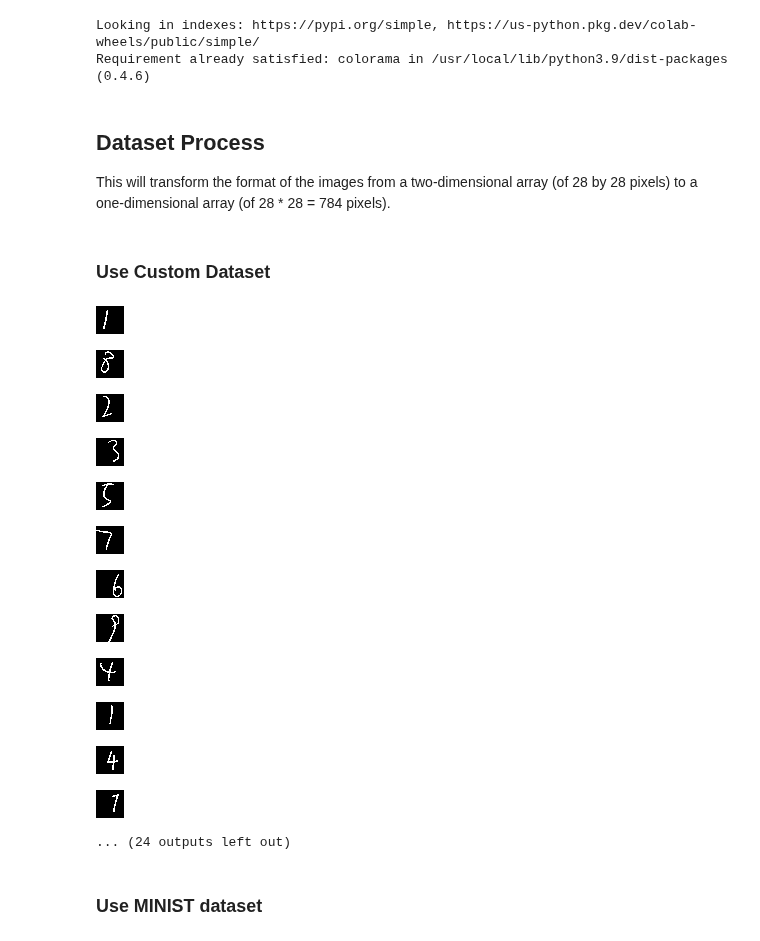
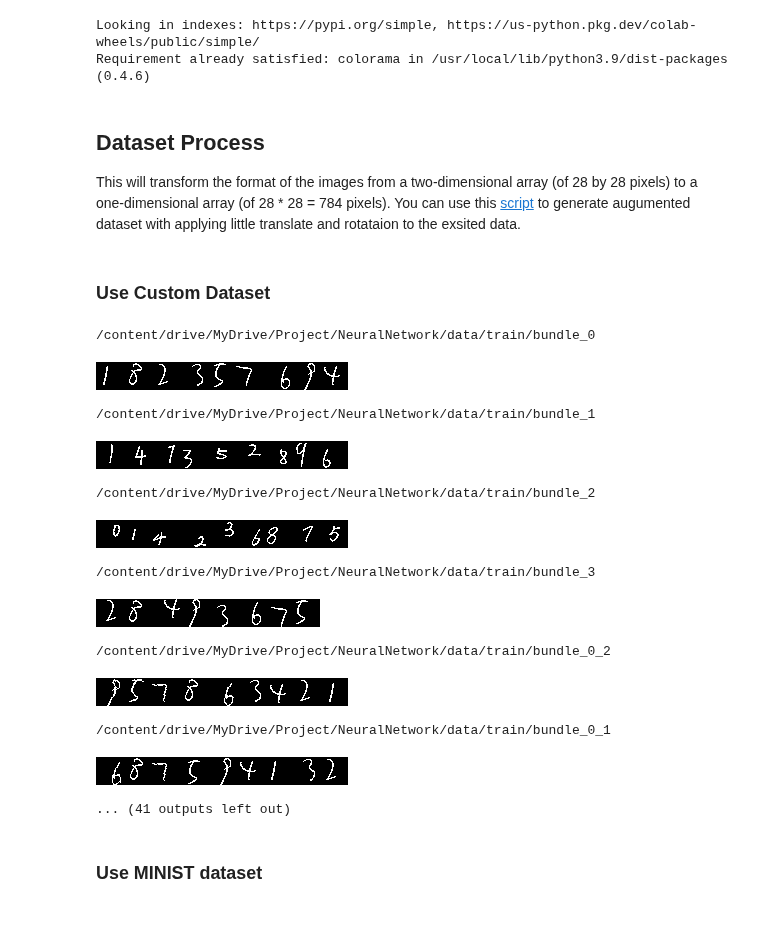
Before and after one commit to RiverTwilight/Awesome-Machine-Learning-Playground, a Jupyter notebook: Neural_Network.ipynb, the cells around one changed output. Drawn from its saved outputs; the diff is of its cells as text; code cells hidden in the pictures.

```diff
--- a/Neural_Network.ipynb
+++ b/Neural_Network.ipynb
@@ -20,7 +20,7 @@ Requirement already satisfied: colorama in /usr/local/lib/python3.9/dist-package
 # %% [markdown]
 ## Dataset Process
 
-This will transform the format of the images from a two-dimensional array (of 28 by 28 pixels) to a one-dimensional array (of 28 * 28 = 784 pixels).
+This will transform the format of the images from a two-dimensional array (of 28 by 28 pixels) to a one-dimensional array (of 28 * 28 = 784 pixels). You can use this [script]() to generate augumented dataset with applying little translate and rotataion to the exsited data.
 # %% [markdown]
 ### Use Custom Dataset
 # %%
@@ -45,6 +45,7 @@ def read_file(data_path, one_hot_label, flatten=False):
     for foldername in os.listdir(data_path):
         bundle_path = os.path.join(data_path, foldername)
         if os.path.isdir(bundle_path):
+            images = []  # list to store all images in the bundle
             for file_name in os.listdir(bundle_path):
 
                 file_type = str(file_name.split('.')[1])
@@ -60,49 +61,54 @@ def read_file(data_path, one_hot_label, flatten=False):
 
                 dst = dst.astype(np.float32)
 
                 flattened_img = dst.flatten()
                 flattened_img = 255 - flattened_img
 
                 img_processed = flattened_img.reshape(dst.shape)
-                cv2_imshow(img_processed)
+
+                images.append(cv2.resize(img_processed, (28, 28)))  # add resized image to bundle
 
                 flattened_img /= 255.0
-
-                # print(flattened_img)
 
                 x_train.append(flattened_img)
 
                 if one_hot_label:
                     one_hot = [0] * 10
                     one_hot[label] = 1
                     t_train.append(one_hot)
 
                 else:
                     t_train.append(label)
 
+            # concatenate images horizontally and display the result
+            if len(images) > 0:
+                print(Fore.BLUE + bundle_path)
+                bundle_img = cv2.hconcat(images)
+                cv2_imshow(bundle_img)
+
     x = np.array(x_train)
     t = np.array(t_train)
 
     return (x, t)
 
 def load_custom_data(one_hot_label=False):
     return read_file(train_data_path, one_hot_label), read_file(test_data_path, one_hot_label)
 
 load_custom_data()
 # %% [output]
+/content/drive/MyDrive/Project/NeuralNetwork/data/train/bundle_0
-[figure, old version]
+[figure, new version]
+/content/drive/MyDrive/Project/NeuralNetwork/data/train/bundle_1
-[figure, old version]
+[figure, new version]
+/content/drive/MyDrive/Project/NeuralNetwork/data/train/bundle_2
-[figure, old version]
+[figure, new version]
+/content/drive/MyDrive/Project/NeuralNetwork/data/train/bundle_3
-[figure, old version]
+[figure, new version]
+/content/drive/MyDrive/Project/NeuralNetwork/data/train/bundle_0_2
-[figure, old version]
+[figure, new version]
+/content/drive/MyDrive/Project/NeuralNetwork/data/train/bundle_0_1
-[figure, old version]
+[figure, new version]
-[figure, removed]
-[figure, removed]
-[figure, removed]
-[figure, removed]
-[figure, removed]
-[figure, removed]
-... (24 outputs left out)
+... (41 outputs left out)
 # %% [markdown]
 ### Use MINIST dataset
 # %%
```
Also changed, not shown: parts of 5 cells of this notebook.
